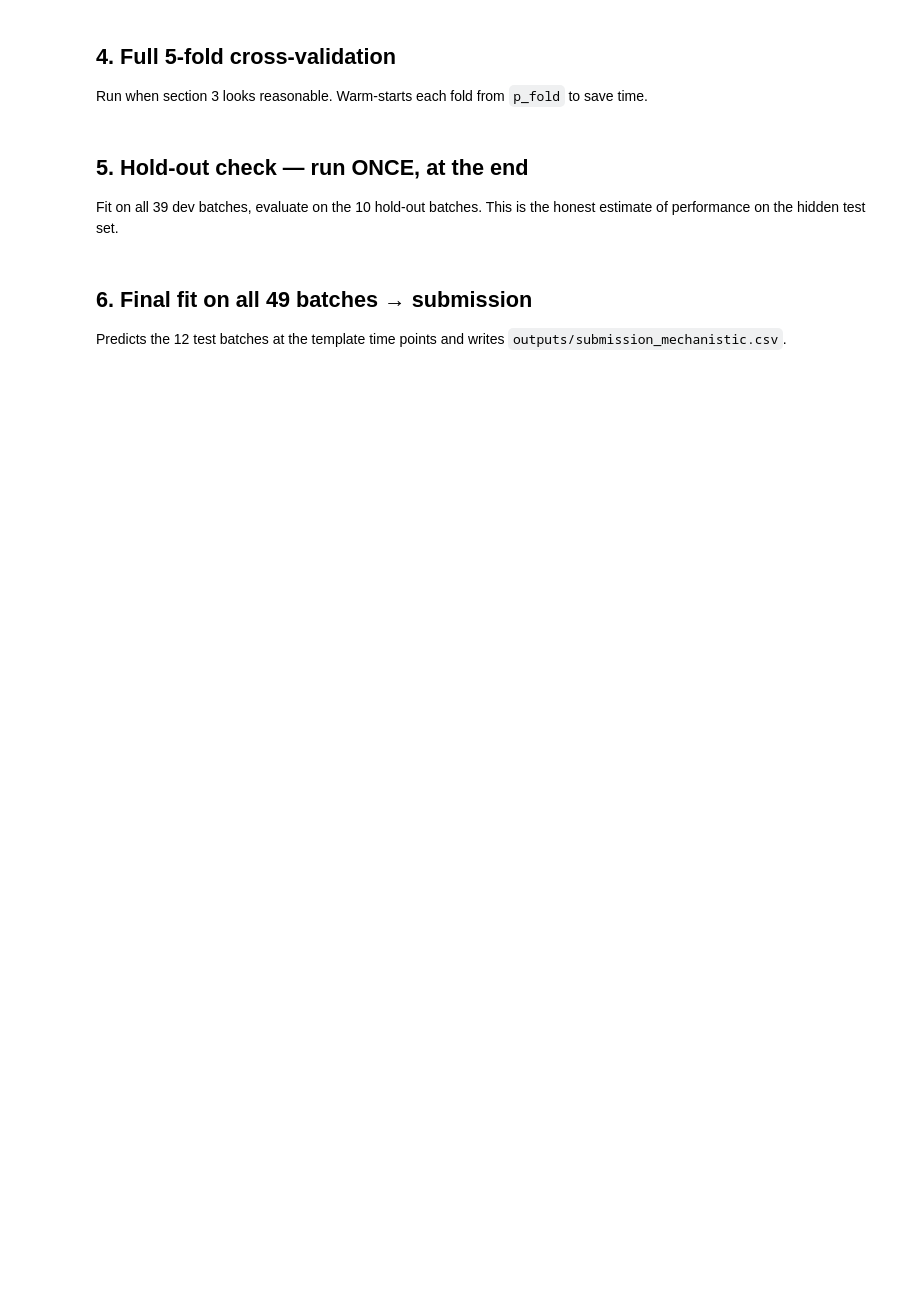
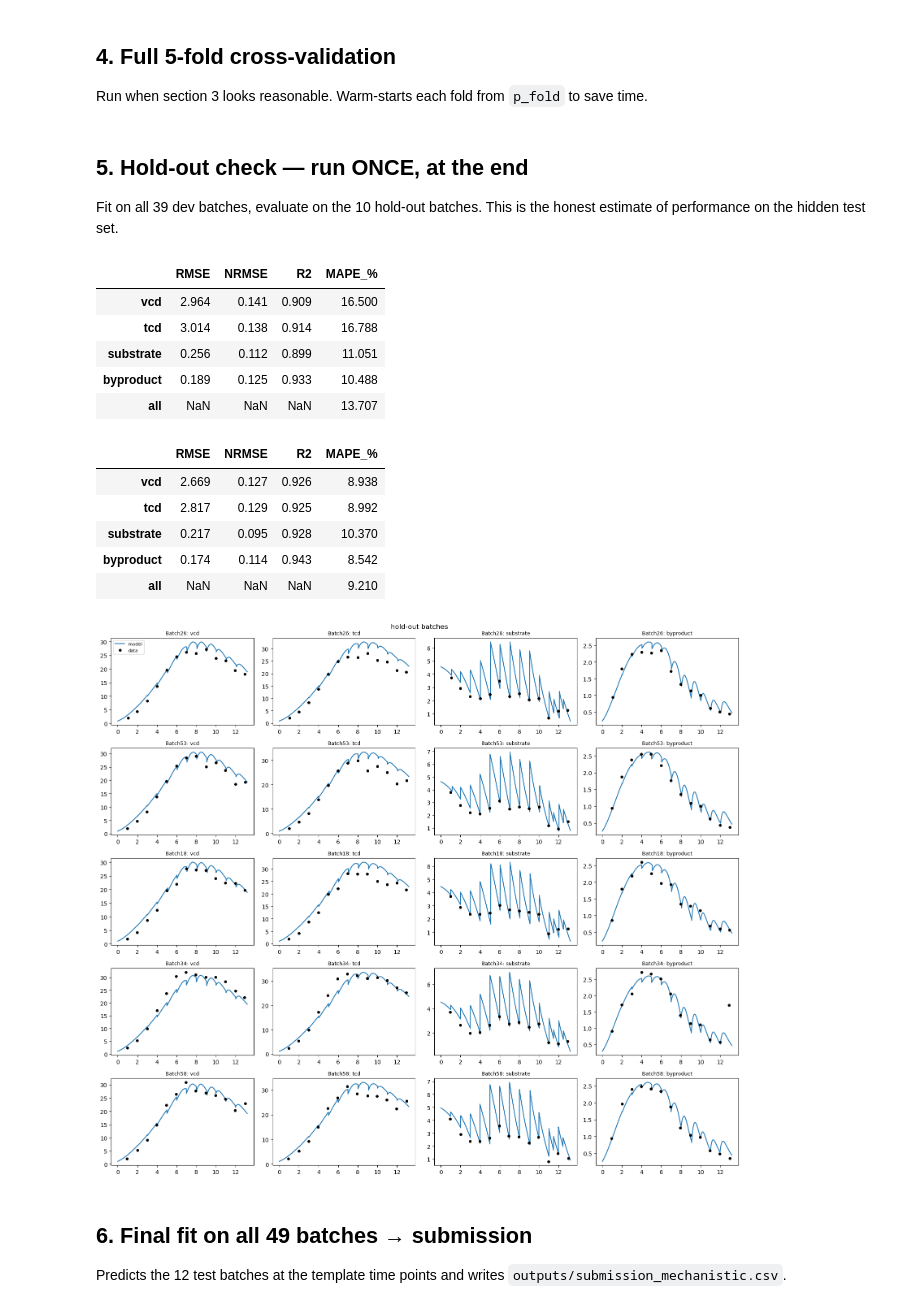
Before and after one commit to SwissDataScienceCenter/SDSC-STEM4Health-group15, a Jupyter notebook: notebooks/02_mechanistic_model.ipynb, the cells around one changed output. Saved outputs shown, nothing was run; the diff lists cells and outputs as text; code cells hidden in the pictures; blank space fills up the shorter version.

Commit message:
Fit on log residuals with robust soft_l1 loss

```diff
--- a/notebooks/02_mechanistic_model.ipynb
+++ b/notebooks/02_mechanistic_model.ipynb
@@ -33,12 +36,18 @@ print("residual scale:", dict(zip(STATES, SCALE.round(3))))
 # %% [markdown]
 ## Helpers: metrics, baseline, plots
 # %%
-def metrics(arr, preds):
-    """RMSE, NRMSE (= RMSE / mean of observed) and R2 per state over all samples of arr."""
+def metrics(arr, preds, eps=1e-6):
+    """Per state over all samples of arr:
+    RMSE, NRMSE (= RMSE / mean observed), R2, and MAPE [%] = 100 * mean(|pred - obs| / |obs|).
+    Row 'all' = MAPE pooled over all states and samples (other columns not meaningful across units)."""
     Y = np.vstack(arr.obs_y); Yh = np.vstack(preds)
     rmse = np.sqrt(np.mean((Yh - Y) ** 2, axis=0))
     r2 = 1 - np.sum((Yh - Y) ** 2, axis=0) / np.sum((Y - Y.mean(0)) ** 2, axis=0)
-    return pd.DataFrame({"RMSE": rmse, "NRMSE": rmse / Y.mean(0), "R2": r2}, index=STATES).round(3)
+    ape = np.abs(Yh - Y) / np.maximum(np.abs(Y), eps)   # observed values are all > 0.2 here
+    out = pd.DataFrame({"RMSE": rmse, "NRMSE": rmse / Y.mean(0), "R2": r2,
+                        "MAPE_%": 100 * ape.mean(axis=0)}, index=STATES)
+    out.loc["all"] = [np.nan, np.nan, np.nan, 100 * ape.mean()]
+    return out.round(3)
 
 def baseline_preds(train_ids_, arr):
     """Naive reference: median training curve per day (ignores day-0 values and feeds)."""
@@ -90,12 +105,16 @@ Train on 4 folds of the dev set, validate on the held-out fold. `MAX_NFEV` limit
 # %%
 FOLD = 0
 MAX_NFEV = 40
+# fit settings used by every fit below (see src/bioreactor/fit.py)
+#   RESIDUAL: "log" (relative error, matches MAPE) or "scaled" (absolute error / std, old behaviour)
+#   LOSS:     "soft_l1" (robust to outliers) or "linear" (plain least squares)
+FIT_KW = dict(residual="log", loss="soft_l1", f_scale=0.1)
 
 tr_ids = [b for b in dev_ids if fold_of[b] != FOLD]
 va_ids = [b for b in dev_ids if fold_of[b] == FOLD]
 arr_tr, arr_va = to_arrays(df, tr_ids), to_arrays(df, va_ids)
 
 t0 = time.time()
-p_fold, sol = fit(arr_tr, SCALE, max_nfev=MAX_NFEV, verbose=2)
+p_fold, sol = fit(arr_tr, SCALE, max_nfev=MAX_NFEV, verbose=2, **FIT_KW)
 print(f"fit time {time.time()-t0:.0f} s, cost {sol.cost:.2f}, status: {sol.message}")
 pd.Series(p_fold, index=NAMES).round(4)
@@ -130,13 +209,27 @@ if RUN_CV:
 ## 5. Hold-out check — run ONCE, at the end
 Fit on all 39 dev batches, evaluate on the 10 hold-out batches. This is the honest estimate of performance on the hidden test set.
 # %%
-RUN_HOLDOUT = False
+RUN_HOLDOUT = True
 if RUN_HOLDOUT:
     arr_all_dev, arr_hold = to_arrays(df, dev_ids), to_arrays(df, hold_ids)
-    p_dev, _ = fit(arr_all_dev, SCALE, p_init=p_fold, max_nfev=MAX_NFEV)
+    p_dev, _ = fit(arr_all_dev, SCALE, p_init=p_fold, max_nfev=MAX_NFEV, **FIT_KW)
     pred_h = predict_at_obs(p_dev, arr_hold)
     display(metrics(arr_hold, pred_h)); display(metrics(arr_hold, baseline_preds(dev_ids, arr_hold)))
     plot_fit(p_dev, arr_hold, ids=hold_ids[:5], title="hold-out batches")
+# %% [output]
+|  | RMSE | NRMSE | R2 | MAPE_% |
+| vcd | 2.964 | 0.141 | 0.909 | 16.500 |
+| tcd | 3.014 | 0.138 | 0.914 | 16.788 |
+| substrate | 0.256 | 0.112 | 0.899 | 11.051 |
+| byproduct | 0.189 | 0.125 | 0.933 | 10.488 |
+| all | NaN | NaN | NaN | 13.707 |
+|  | RMSE | NRMSE | R2 | MAPE_% |
+| vcd | 2.669 | 0.127 | 0.926 | 8.938 |
+| tcd | 2.817 | 0.129 | 0.925 | 8.992 |
+| substrate | 0.217 | 0.095 | 0.928 | 10.370 |
+| byproduct | 0.174 | 0.114 | 0.943 | 8.542 |
+| all | NaN | NaN | NaN | 9.210 |
+[figure, added]
 # %% [markdown]
 ## 6. Final fit on all 49 batches → submission
 Predicts the 12 test batches at the template time points and writes `outputs/submission_mechanistic.csv`.
```
Also changed, not shown: parts of 8 cells of this notebook, 1 other file.
